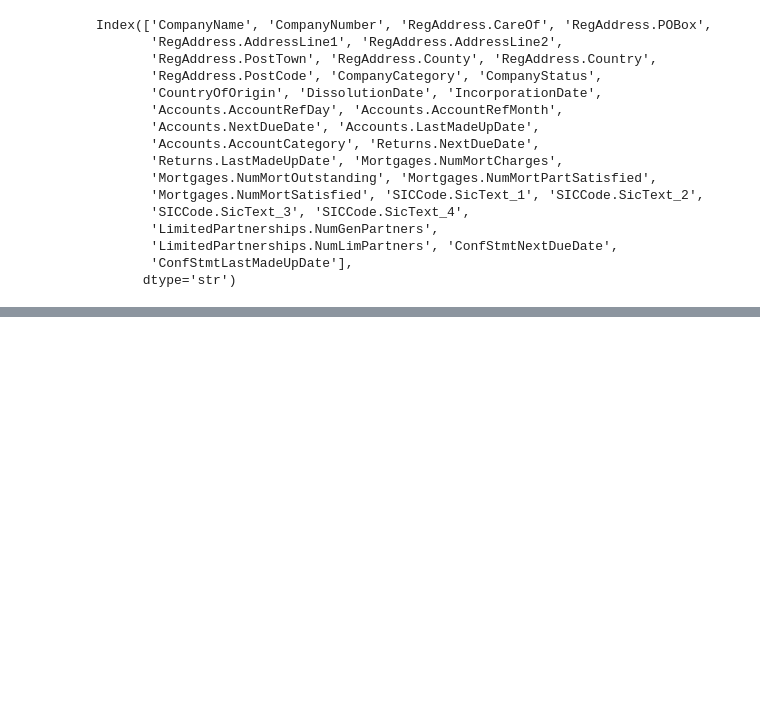
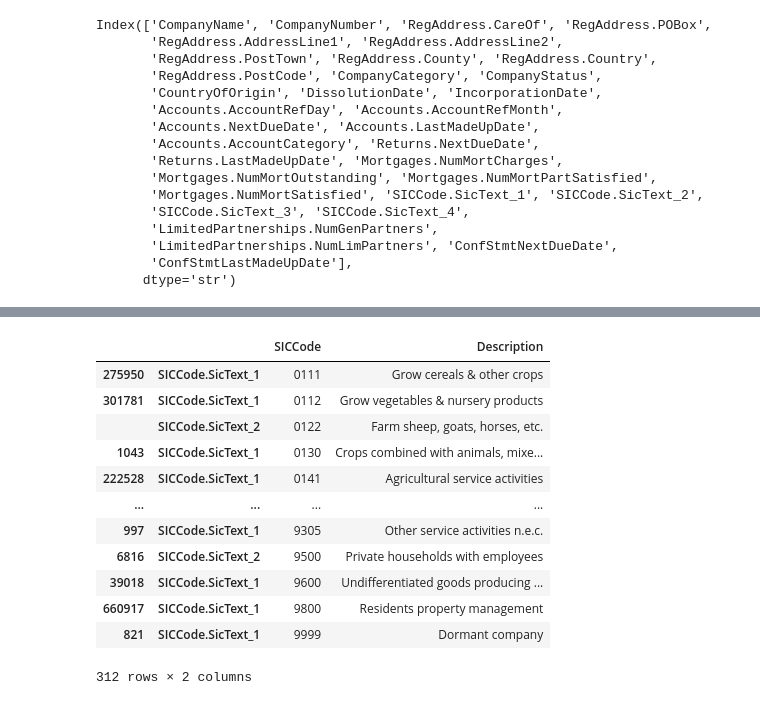
Before and after one commit to katherinestewart/companies-house-analytics, a Jupyter notebook: companies.ipynb, the cells around one changed output, grey strips where cells are left out. Drawn from its saved outputs; the diff is of its cells as text; code cells hidden in the pictures; blank space fills up the shorter version.

```diff
--- a/companies.ipynb
+++ b/companies.ipynb
@@ -159,0 +309,11 @@ Index(['CompanyName', 'CompanyNumber', 'RegAddress.CareOf', 'RegAddress.POBox',
+# %%
+sic_cols = [
+    "SICCode.SicText_1",
+    "SICCode.SicText_2",
+    "SICCode.SicText_3",
+    "SICCode.SicText_4",
+]
+
+all_sics = df[sic_cols].stack()
+
+all_sics.value_counts().head(20)
@@ -159,0 +360,10 @@ Index(['CompanyName', 'CompanyNumber', 'RegAddress.CareOf', 'RegAddress.POBox',
+# %%
+all_sics = df[sic_cols].stack().dropna()
+
+sic_parts = all_sics.str.split(" - ", n=1, expand=True)
+sic_parts.columns = ["SICCode", "Description"]
+
+sic_parts["SICCode"] = sic_parts["SICCode"].str.strip()
+sic_parts["Description"] = sic_parts["Description"].str.strip()
+
+sic_parts.head()
@@ -159,0 +415,23 @@ Index(['CompanyName', 'CompanyNumber', 'RegAddress.CareOf', 'RegAddress.POBox',
+# %%
+(
+    sic_parts.loc[
+        sic_parts["SICCode"].str.len() == 4,
+        ["SICCode", "Description"]
+    ]
+    .drop_duplicates()
+    .sort_values("SICCode")
+)
+# %% [output]
+|  |  | SICCode | Description |
+| 275950 | SICCode.SicText_1 | 0111 | Grow cereals & other crops |
+| 301781 | SICCode.SicText_1 | 0112 | Grow vegetables & nursery products |
+|  | SICCode.SicText_2 | 0122 | Farm sheep, goats, horses, etc. |
+| 1043 | SICCode.SicText_1 | 0130 | Crops combined with animals, mixe... |
+| 222528 | SICCode.SicText_1 | 0141 | Agricultural service activities |
+| ... | ... | ... | ... |
+| 997 | SICCode.SicText_1 | 9305 | Other service activities n.e.c. |
+| 6816 | SICCode.SicText_2 | 9500 | Private households with employees |
+| 39018 | SICCode.SicText_1 | 9600 | Undifferentiated goods producing ... |
+| 660917 | SICCode.SicText_1 | 9800 | Residents property management |
+| 821 | SICCode.SicText_1 | 9999 | Dormant company |
+312 rows × 2 columns
```
Also changed, not shown: parts of 25 cells of this notebook.
